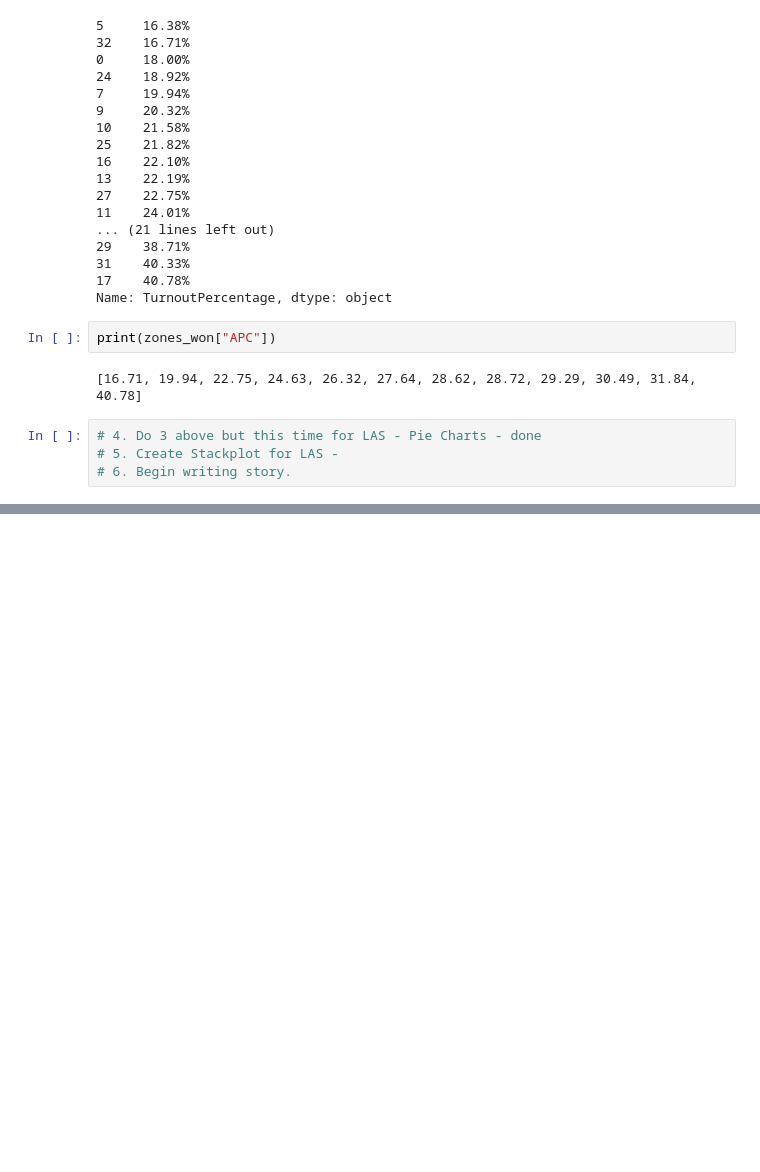
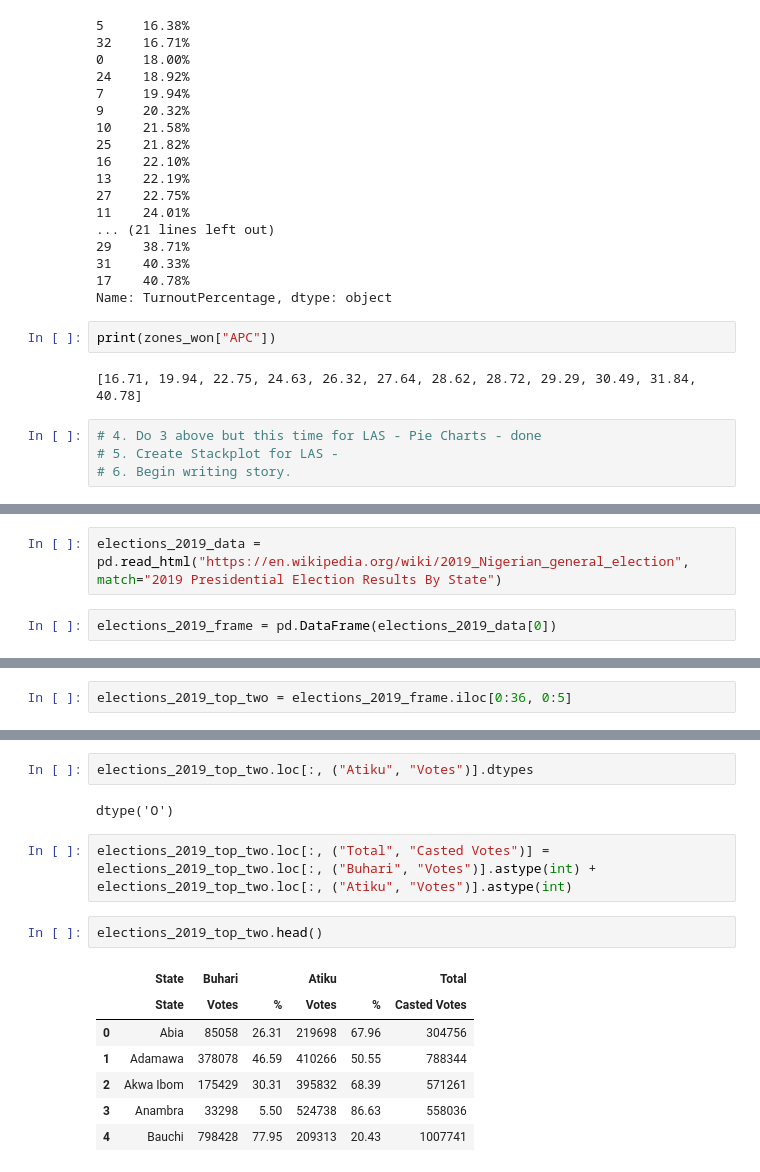
Before and after one commit to laresamdeola/Nigeria-2023-Presidential-Elections-Data-Analysis, a Jupyter notebook: Nigeria_2023_Presidential_Elections_Data_Analysis.ipynb, the cells around one changed output, grey strips where cells are left out. Drawn from its saved outputs; the diff is of its cells as text; blank space fills up the shorter version.

Commit message:
start adding the 2019 general election to get the PAS and LAS

```diff
--- a/Nigeria_2023_Presidential_Elections_Data_Analysis.ipynb
+++ b/Nigeria_2023_Presidential_Elections_Data_Analysis.ipynb
@@ -870,0 +883,4 @@ plt.show()
+# %%
+elections_2019_data = pd.read_html("https://en.wikipedia.org/wiki/2019_Nigerian_general_election", match="2019 Presidential Election Results By State")
+# %%
+elections_2019_frame = pd.DataFrame(elections_2019_data[0])
@@ -870,0 +931,2 @@ plt.show()
+# %%
+elections_2019_top_two = elections_2019_frame.iloc[0:36, 0:5]
@@ -870,0 +973,16 @@ plt.show()
+# %%
+elections_2019_top_two.loc[:, ("Atiku", "Votes")].dtypes
+# %% [output]
+dtype('O')
+# %%
+elections_2019_top_two.loc[:, ("Total", "Casted Votes")] = elections_2019_top_two.loc[:, ("Buhari", "Votes")].astype(int) + elections_2019_top_two.loc[:, ("Atiku", "Votes")].astype(int)
+# %%
+elections_2019_top_two.head()
+# %% [output]
+|  | State | Buhari |  | Atiku |  | Total |
+|  | State | Votes | % | Votes | % | Casted Votes |
+| 0 | Abia | 85058 | 26.31 | 219698 | 67.96 | 304756 |
+| 1 | Adamawa | 378078 | 46.59 | 410266 | 50.55 | 788344 |
+| 2 | Akwa Ibom | 175429 | 30.31 | 395832 | 68.39 | 571261 |
+| 3 | Anambra | 33298 | 5.50 | 524738 | 86.63 | 558036 |
+| 4 | Bauchi | 798428 | 77.95 | 209313 | 20.43 | 1007741 |
```
Also changed, not shown: parts of 11 cells of this notebook.
